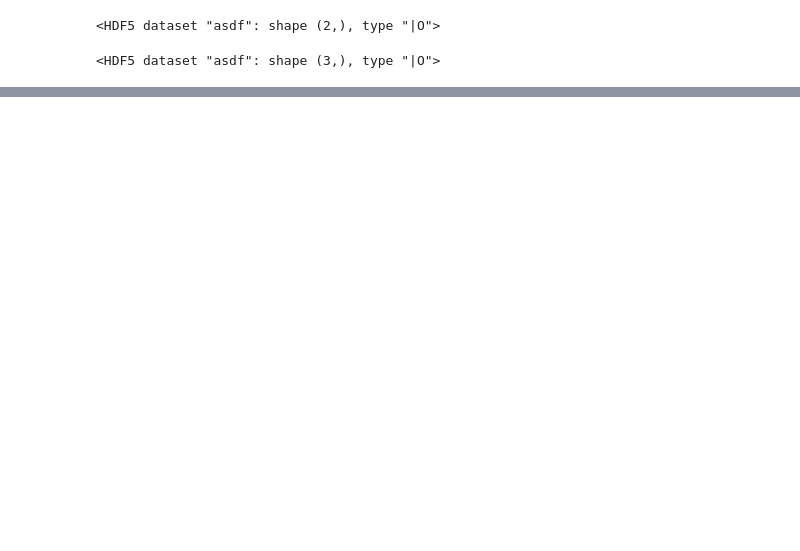
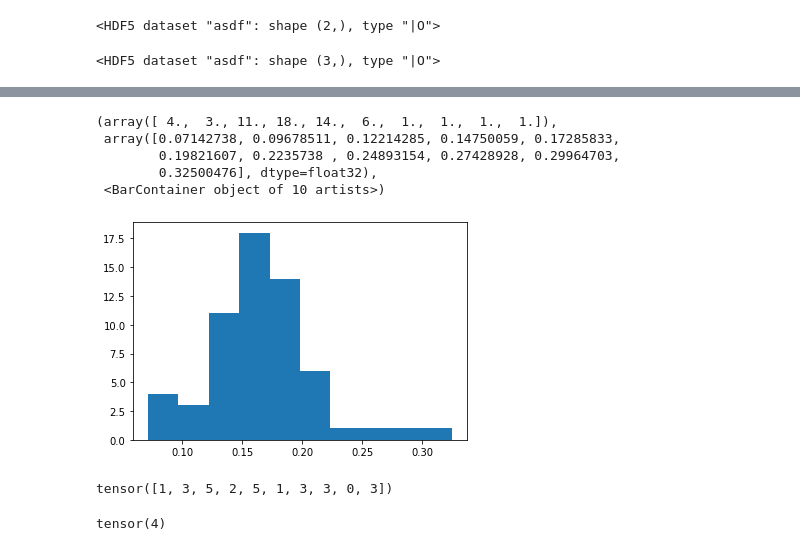
Before and after one commit to calcuttj/GNNProject, a Jupyter notebook: test_model.ipynb, the cells around one changed output, grey strips where cells are left out. Cells and saved outputs as stored; diff of their text form; code cells hidden in the pictures; blank space fills up the shorter version.

```diff
--- a/test_model.ipynb
+++ b/test_model.ipynb
@@ -3,7 +3,7 @@ import model, BeamFeatures
 # %%
 m = model.GNNModel()
 # %%
-bf = BeamFeatures.BeamFeatures('../beam_sps_sce_off.hdf5')
+bf = BeamFeatures.BeamFeatures('/home/jake/GNN_work/data/merged.h5')
 # %%
 from torch_geometric.loader import DataLoader
 loader = DataLoader(bf,
@@ -108,3 +117,5 @@ d
 <HDF5 dataset "asdf": shape (3,), type "|O">
 # %%
 f.close()
+# %%
+pred = m(data,  data.batch)
@@ -110,0 +138,17 @@ f.close()
+# %%
+plt.hist(pred.flatten().detach().numpy())
+# %% [output]
+(array([ 4.,  3., 11., 18., 14.,  6.,  1.,  1.,  1.,  1.]),
+ array([0.07142738, 0.09678511, 0.12214285, 0.14750059, 0.17285833,
+        0.19821607, 0.2235738 , 0.24893154, 0.27428928, 0.29964703,
+        0.32500476], dtype=float32),
+ <BarContainer object of 10 artists>)
+[figure, added]
+# %%
+pred.argmax(axis=1)
+# %% [output]
+tensor([1, 3, 5, 2, 5, 1, 3, 3, 0, 3])
+# %%
+(data.y.argmax(axis=1) == pred.argmax(axis=1)).sum()
+# %% [output]
+tensor(4)
```
Also changed, not shown: parts of 7 cells of this notebook, 1 other file.
